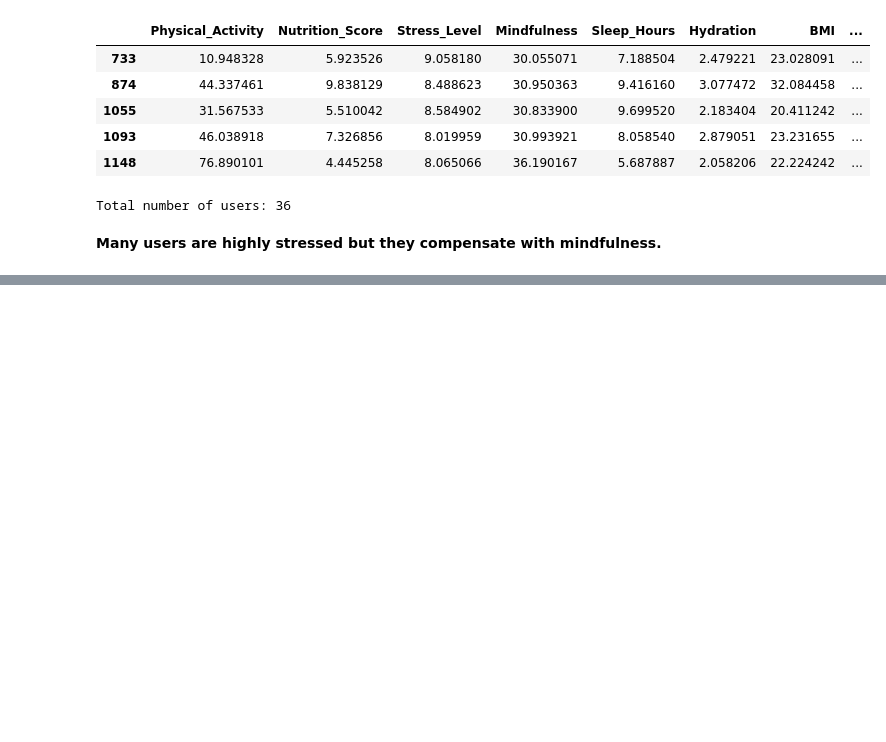
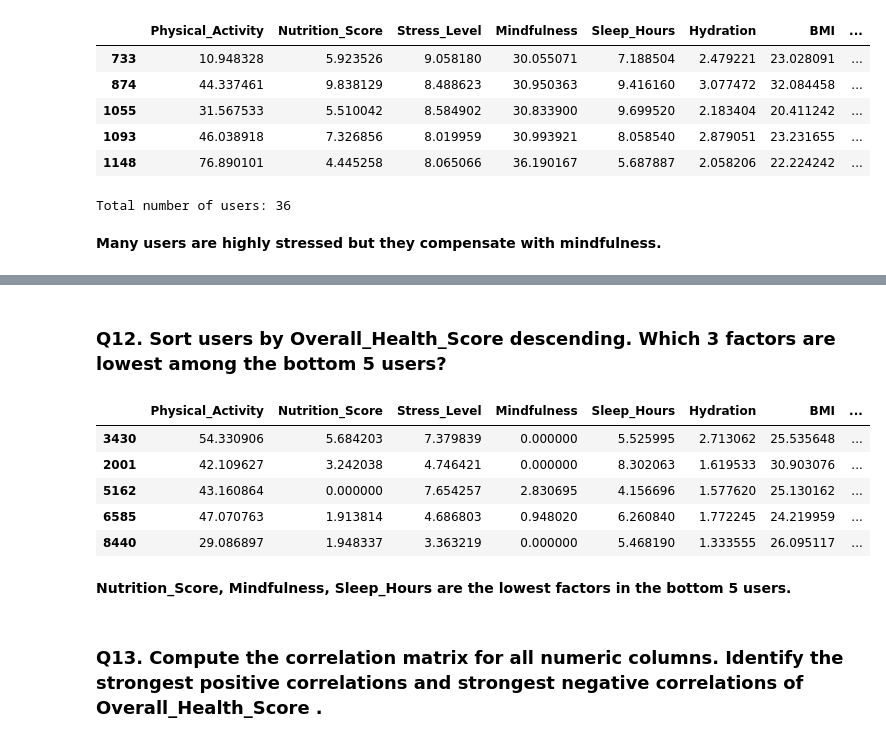
Before and after one commit to saraa-sunny/python-practice-notebooks, a Jupyter notebook: python_practice_notebook1.ipynb, the cells around one changed output, grey strips where cells are left out. Saved outputs shown, nothing was run; the diff lists cells and outputs as text; code cells hidden in the pictures; blank space fills up the shorter version.

```diff
--- a/python_practice_notebook1.ipynb
+++ b/python_practice_notebook1.ipynb
@@ -192,0 +311,15 @@ Total number of users: 36
+# %% [markdown]
+### Q12. Sort users by Overall_Health_Score descending. Which 3 factors are lowest among the bottom 5 users?
+# %%
+df.sort_values('Overall_Health_Score', ascending=False).tail(5)
+# %% [output]
+|  | Physical_Activity | Nutrition_Score | Stress_Level | Mindfulness | Sleep_Hours | Hydration | BMI | ... |
+| 3430 | 54.330906 | 5.684203 | 7.379839 | 0.000000 | 5.525995 | 2.713062 | 25.535648 | ... |
+| 2001 | 42.109627 | 3.242038 | 4.746421 | 0.000000 | 8.302063 | 1.619533 | 30.903076 | ... |
+| 5162 | 43.160864 | 0.000000 | 7.654257 | 2.830695 | 4.156696 | 1.577620 | 25.130162 | ... |
+| 6585 | 47.070763 | 1.913814 | 4.686803 | 0.948020 | 6.260840 | 1.772245 | 24.219959 | ... |
+| 8440 | 29.086897 | 1.948337 | 3.363219 | 0.000000 | 5.468190 | 1.333555 | 26.095117 | ... |
+# %% [markdown]
+**Nutrition_Score, Mindfulness, Sleep_Hours are the lowest factors in the bottom 5 users.**
+# %% [markdown]
+### Q13. Compute the correlation matrix for all numeric columns. Identify the strongest positive correlations and  strongest negative correlations of Overall_Health_Score .
```
Also changed, not shown: parts of 21 cells of this notebook, 1 other file.
